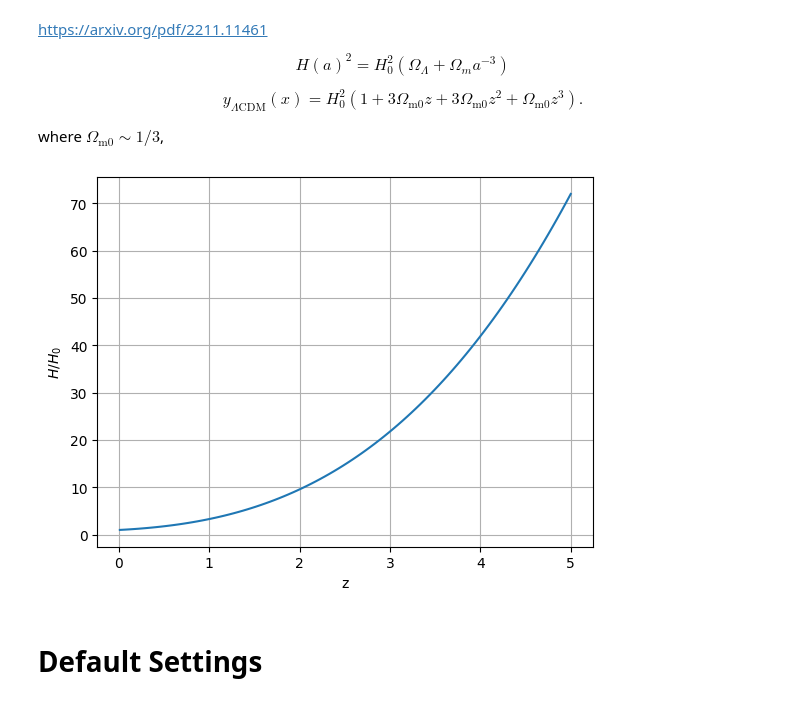
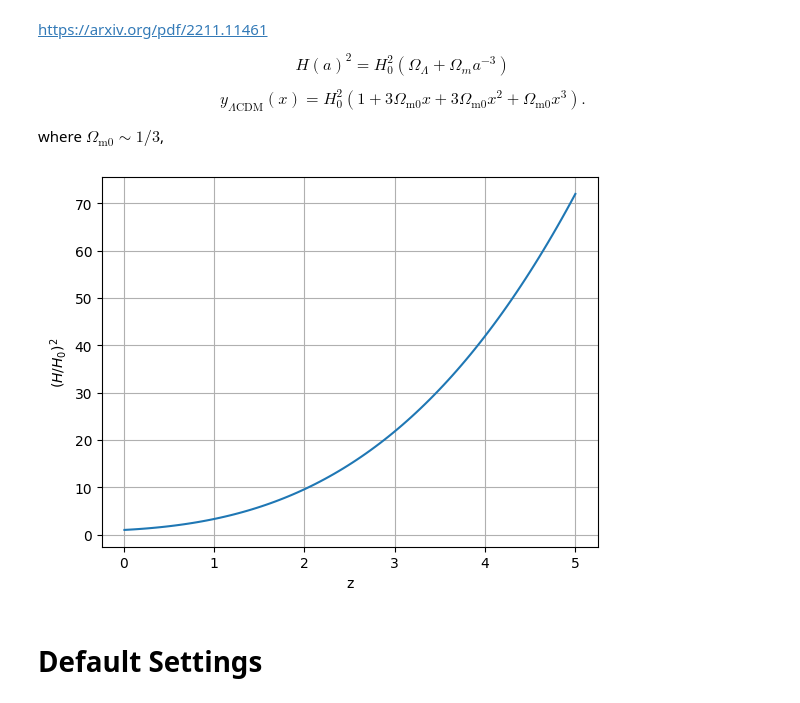
Before and after one commit to harveyThomas4692/llmlex, a Jupyter notebook: Example/domain_specific.ipynb, the cells around one changed output. Cells and saved outputs as stored; diff of their text form; code cells hidden in the pictures.

```diff
--- a/Example/domain_specific.ipynb
+++ b/Example/domain_specific.ipynb
@@ -11,7 +11,7 @@ H(a)^2=H_0^2\left(\Omega_{\Lambda}+\Omega_m a^{-3}\right)
 $$
 
 $$
-y_{\Lambda \mathrm{CDM}}(x)=H_0^2\left(1+3 \Omega_{\mathrm{m} 0} z+3 \Omega_{\mathrm{m} 0} z^2+\Omega_{\mathrm{m} 0} z^3\right) .
+y_{\Lambda \mathrm{CDM}}(x)=H_0^2\left(1+3 \Omega_{\mathrm{m} 0} x+3 \Omega_{\mathrm{m} 0} x^2+\Omega_{\mathrm{m} 0} x^3\right) .
 $$
 
 where $\Omega_{\mathrm{m} 0} \sim 1/3$,
@@ -23,20 +23,20 @@ client = openai.OpenAI(
 # %%
 x = np.linspace(0.01, 5, 100)
 omg_m = 0.33
 y = 1+3*omg_m*x + 3*omg_m*x**2 + omg_m*x**3
 #y = np.pi*np.ones(100)
 
 plt.plot(x, y,label='data')
 plt.xlabel('z')
-plt.ylabel('$H/H_0$')
+plt.ylabel('$(H/H_0)^2$')
 plt.grid(True)
 #plt.legend()
 plt.savefig('plot_cos.png')
 
 # Getting the Base64 string
 base64_image = LLMSR.images.encode_image('plot.png')
 # %% [output]
-[figure, old version]
+[figure, new version]
 # %% [markdown]
 # Default Settings
 # %%
```
Also changed, not shown: parts of 5 cells of this notebook, 2 other files.
